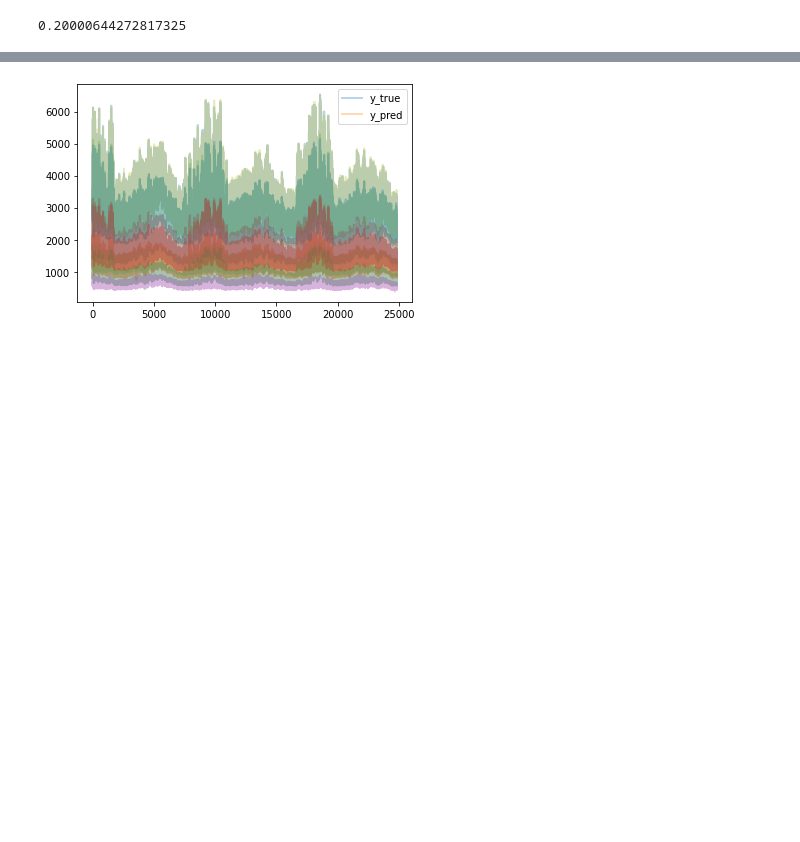
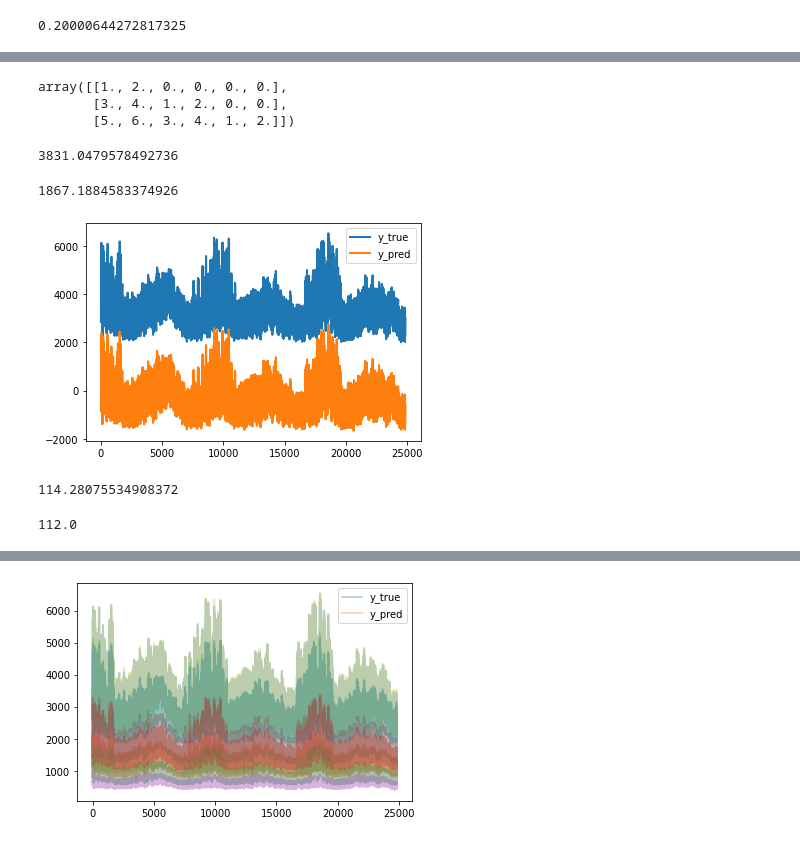
Before and after one commit to PacktPublishing/Machine-Learning-for-Time-Series-with-Python, a Jupyter notebook: chapter12/Energy_Demand_Forecasting.ipynb, the cells around one changed output, grey strips where cells are left out. Cells and saved outputs as stored; diff of their text form; code cells hidden in the pictures; blank space fills up the shorter version.

```diff
--- a/chapter12/Energy_Demand_Forecasting.ipynb
+++ b/chapter12/Energy_Demand_Forecasting.ipynb
@@ -308,0 +127,58 @@ y_pred = pipeline.predict(tested.values, to_scale=False, refit=True)
+# %%
+# we can use lagmat to transform a time series into a lagged wide dataset:
+import numpy as np
+from statsmodels.tsa.tsatools import lagmat
+
+X = np.arange(1,7).reshape(-1,2)
+# or: X = np.arange(2,7)
+lagmat(X, maxlag=2, trim="forward", original='in')
+# %% [output]
+array([[1., 2., 0., 0., 0., 0.],
+       [3., 4., 1., 2., 0., 0.],
+       [5., 6., 3., 4., 1., 2.]])
+# %%
+# alternatively, we can use a scikit-learn pipeline with skits
+from sklearn.linear_model import LinearRegression
+from sklearn.preprocessing import StandardScaler
+from sklearn.pipeline import FeatureUnion
+# from skits.preprocessing import DifferenceTransformer
+
+from skits.pipeline import ForecasterPipeline
+from skits.preprocessing import ReversibleImputer
+from skits.feature_extraction import (AutoregressiveTransformer,
+                                      SeasonalTransformer)
+#dt = DifferenceTransformer(period=4)
+#Xt = dt.fit_transform(
+#    train[['CT', 'ME', 'NEMASSBOST', 'NH', 'RI', 'SEMASS', 'VT', 'WCMASS']]
+#)
+
+
+pipeline = ForecasterPipeline([
+    ("standard", StandardScaler()),
+    ('features', FeatureUnion([
+        ('ar_features', AutoregressiveTransformer(num_lags=3)),
+    ])),
+    ('post_feature_imputer', ReversibleImputer()),
+    ('regressor', LinearRegression(fit_intercept=False))
+])
+
+pipeline.fit(train.values, train.values)
+y_pred = pipeline.predict(test.values, to_scale=True, refit=True)
+# %%
+from sklearn.metrics import mean_squared_error
+
+mean_squared_error([y_pred[0, 0]], [test.values[0, 0]], squared=False)
+# %% [output]
+3831.0479578492736
+# %%
+mean_squared_error(y_pred, test.values, squared=False)
+# %% [output]
+1867.1884583374926
+# %%
+import matplotlib.pyplot as plt
+
+plt.plot(test.values[:, 0], lw=2)
+plt.plot(y_pred[:, 0], lw=2)
+plt.legend(['y_true', 'y_pred'], bbox_to_anchor=(1, 1));
+# %% [output]
+[figure, added]
@@ -308,0 +199,8 @@ y_pred = pipeline.predict(tested.values, to_scale=False, refit=True)
+# %%
+mean_squared_error(y_pred, test.values, squared=False)
+# %% [output]
+114.28075534908372
+# %%
+mean_squared_error([y_pred[0, 0]], [test.values[0, 0]], squared=False)
+# %% [output]
+112.0
```
Also changed, not shown: parts of 45 cells of this notebook.
